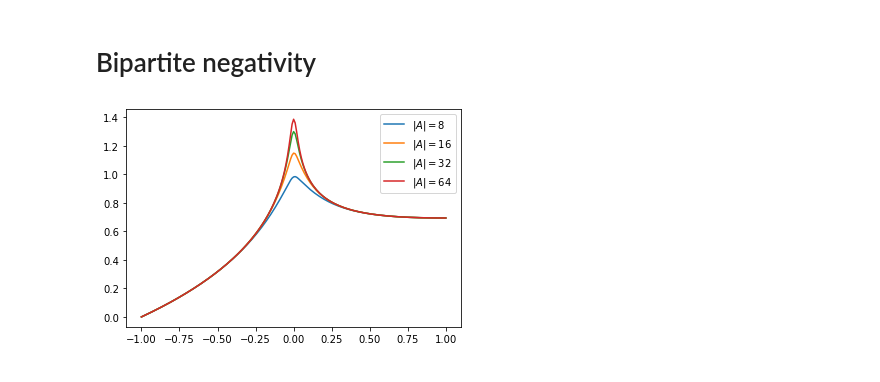
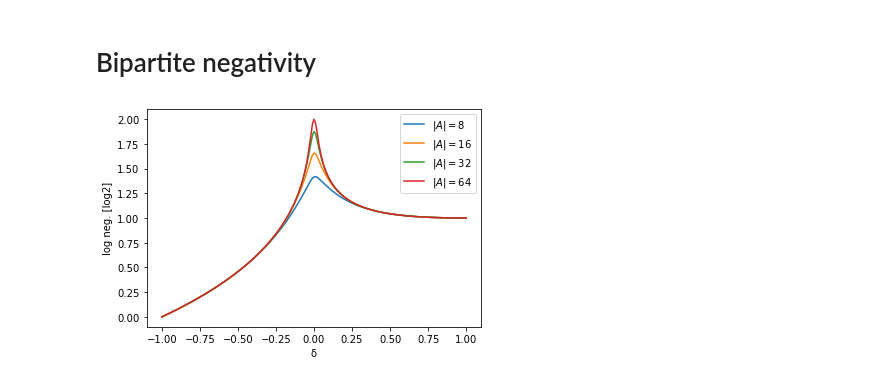
Before and after one commit to hainingpan/SPT, a Jupyter notebook: freefermion_python.ipynb, the cells around one changed output. Drawn from its saved outputs; the diff is of its cells as text; code cells hidden in the pictures.

```diff
--- a/freefermion_python.ipynb
+++ b/freefermion_python.ipynb
@@ -211,8 +211,10 @@ for i_d in range(len(δlist)):
         LN[i_d,i_L]=log_neg_calc(int(Lsub/2),Nc-int(Lsub/2),Gm[np.ix_(inds_AB,inds_AB)])
 # %%
 for i_L in range(len(Lsub_list)):
-    plt.plot(δlist, LN[:,i_L],label=r"$ |A| = %d$" % (Lsub_list[i_L]))
+    plt.plot(δlist, LN[:,i_L]/np.log(2),label=r"$ |A| = %d$" % (Lsub_list[i_L]))
 plt.legend()
+plt.xlabel("δ")
+plt.ylabel("log neg. [log2]")
 plt.show()
 # %% [output]
-[figure, old version]
+[figure, new version]
```
